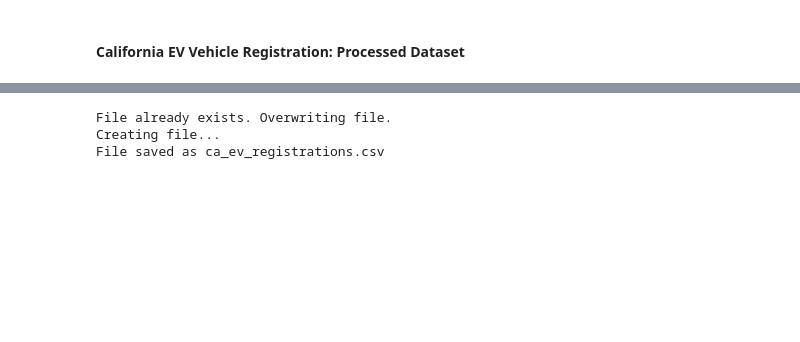
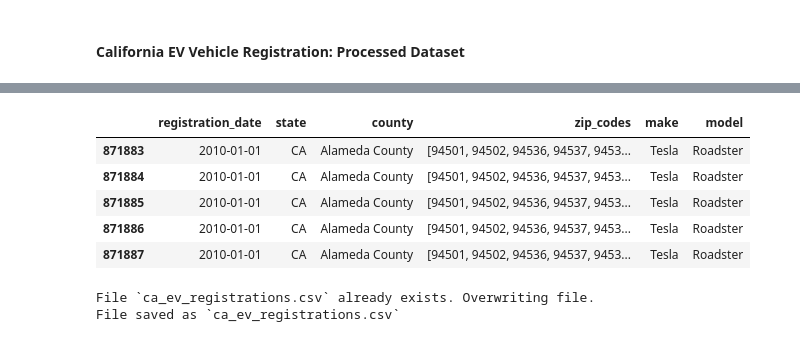
Before and after one commit to rune-encoder/Project-1, a Jupyter notebook: notebooks/individual_work/christian_exploration/data_cleaning/ev_registration_cleaning/ca_ev_reg_cleaning.ipynb, the cells around one changed output, grey strips where cells are left out. Saved outputs shown, nothing was run; the diff lists cells and outputs as text; code cells hidden in the pictures; blank space fills up the shorter version.

```diff
--- a/notebooks/individual_work/christian_exploration/data_cleaning/ev_registration_cleaning/ca_ev_reg_cleaning.ipynb
+++ b/notebooks/individual_work/christian_exploration/data_cleaning/ev_registration_cleaning/ca_ev_reg_cleaning.ipynb
@@ -368,3 +324,14 @@ zip_code             19504
 make                     0
 model                    0
 dtype: int64
+# %%
+df_clean.sort_values(by=["registration_date", "county"], inplace=True)
+
+display(df_clean.head())
+# %% [output]
+|  | registration_date | state | county | zip_codes | make | model |
+| 871883 | 2010-01-01 | CA | Alameda County | [94501, 94502, 94536, 94537, 9453... | Tesla | Roadster |
+| 871884 | 2010-01-01 | CA | Alameda County | [94501, 94502, 94536, 94537, 9453... | Tesla | Roadster |
+| 871885 | 2010-01-01 | CA | Alameda County | [94501, 94502, 94536, 94537, 9453... | Tesla | Roadster |
+| 871886 | 2010-01-01 | CA | Alameda County | [94501, 94502, 94536, 94537, 9453... | Tesla | Roadster |
+| 871887 | 2010-01-01 | CA | Alameda County | [94501, 94502, 94536, 94537, 9453... | Tesla | Roadster |
@@ -371,17 +361,8 @@ dtype: int64
 # %%
 # Export to a new CSV file
 file_name = "ca_ev_registrations.csv"
-file_path = Path(f"../../../../data/processed_data/{file_name}")
-
-if file_path.exists():
-    print("File already exists. Overwriting file.")
-    file_path.unlink()
-
-if not file_path.exists():
-    print("Creating file...")
-    df_clean.to_csv(file_path, index=False)
-    print(f"File saved as {file_name}")
+file_path = Path(f"../../../../../data/processed_data/{file_name}")
+save_csv_file(df_clean, file_path)
 # %% [output]
-File already exists. Overwriting file.
-Creating file...
-File saved as ca_ev_registrations.csv
+File `ca_ev_registrations.csv` already exists. Overwriting file.
+File saved as `ca_ev_registrations.csv`
```
Also changed, not shown: parts of 12 cells of this notebook, 3 other files.
